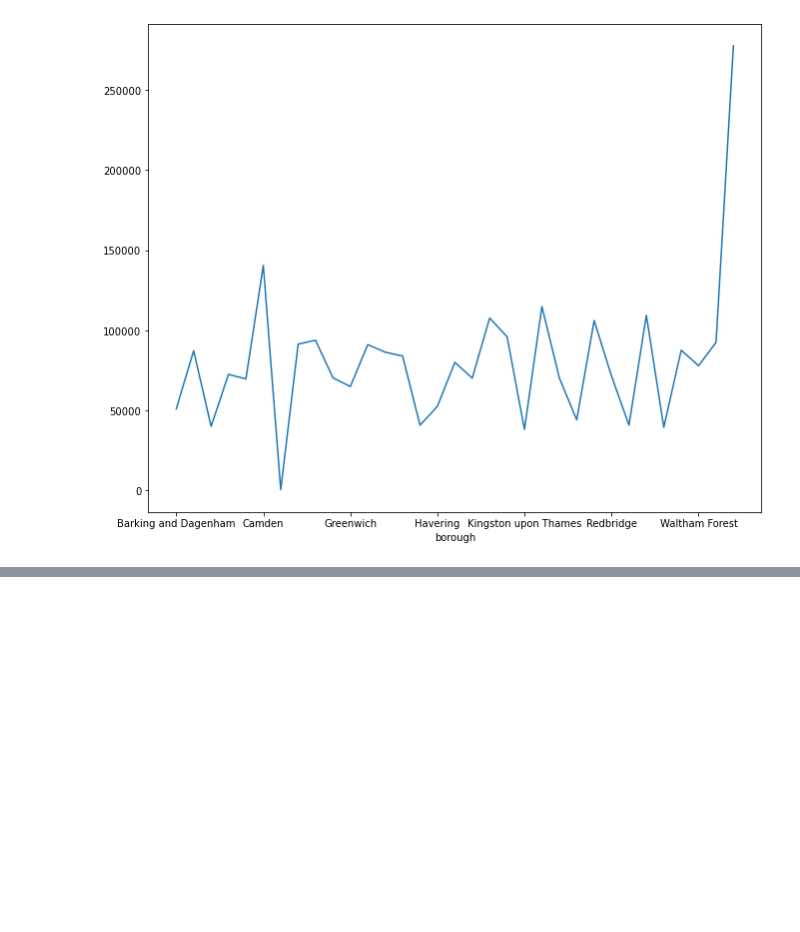
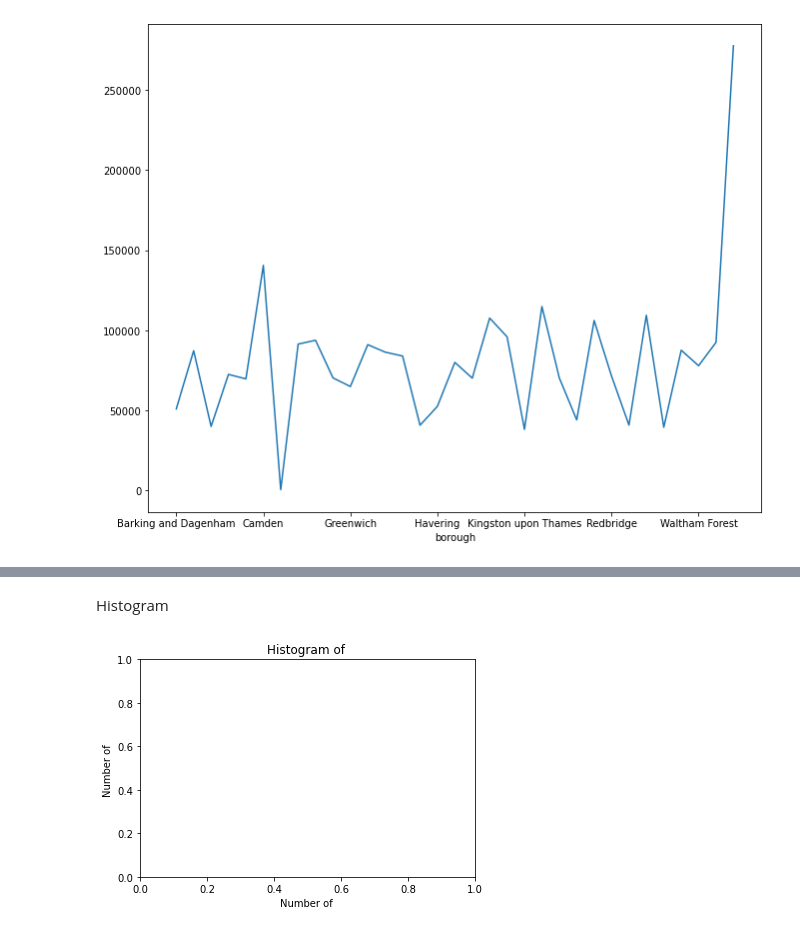
Before and after one commit to rinanamira/AssignmentPYTN041, a Jupyter notebook: PYTN_Assgn_1_041_Rina.ipynb, the cells around one changed output, grey strips where cells are left out. Saved outputs shown, nothing was run; the diff lists cells and outputs as text; code cells hidden in the pictures; blank space fills up the shorter version.

```diff
--- a/PYTN_Assgn_1_041_Rina.ipynb
+++ b/PYTN_Assgn_1_041_Rina.ipynb
@@ -285,0 +344,10 @@ london[london['major_category'] == 'Theft and Handling'].groupby ('borough')['va
+# %% [markdown]
+Histogram
+# %%
+plt.title('Histogram of ') # add a title to the histogram
+plt.ylabel('Number of ') # add y-label
+plt.xlabel('Number of ') # add x-label
+
+plt.show()
+# %% [output]
+[figure, added]
```
Also changed, not shown: parts of 17 cells of this notebook.
